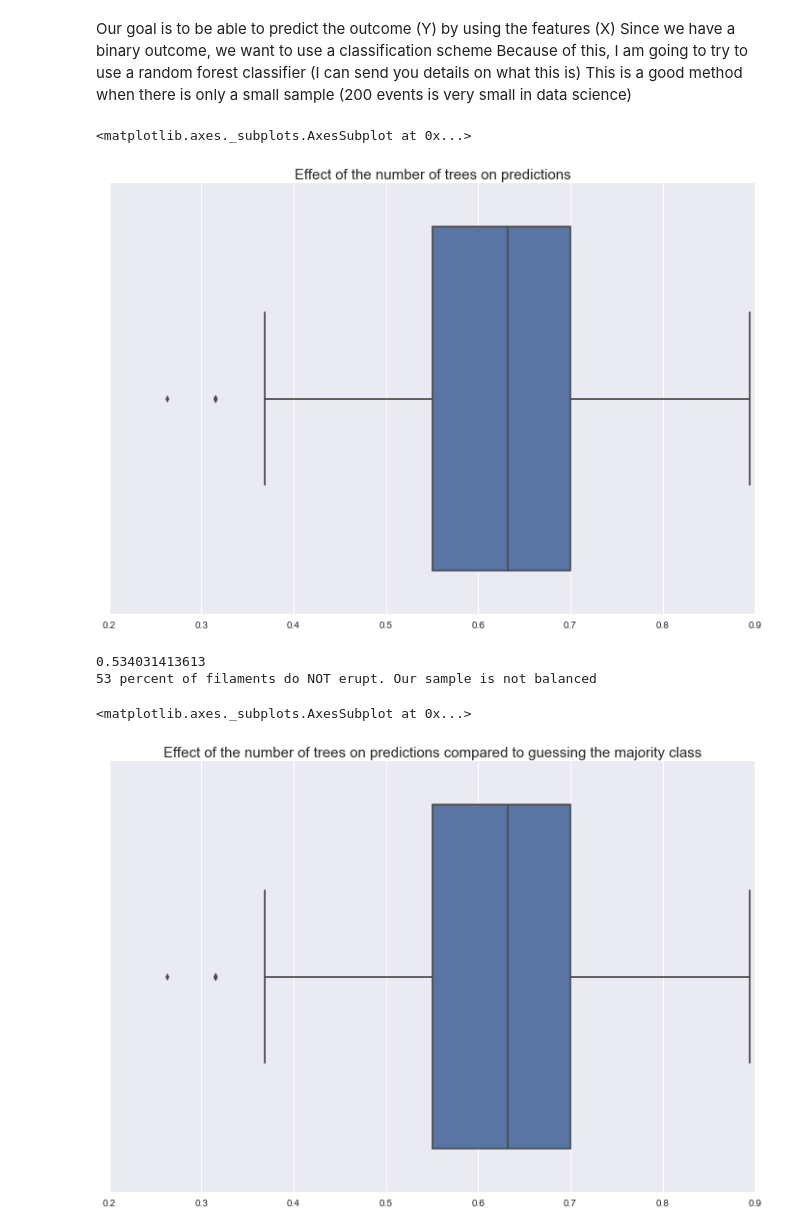
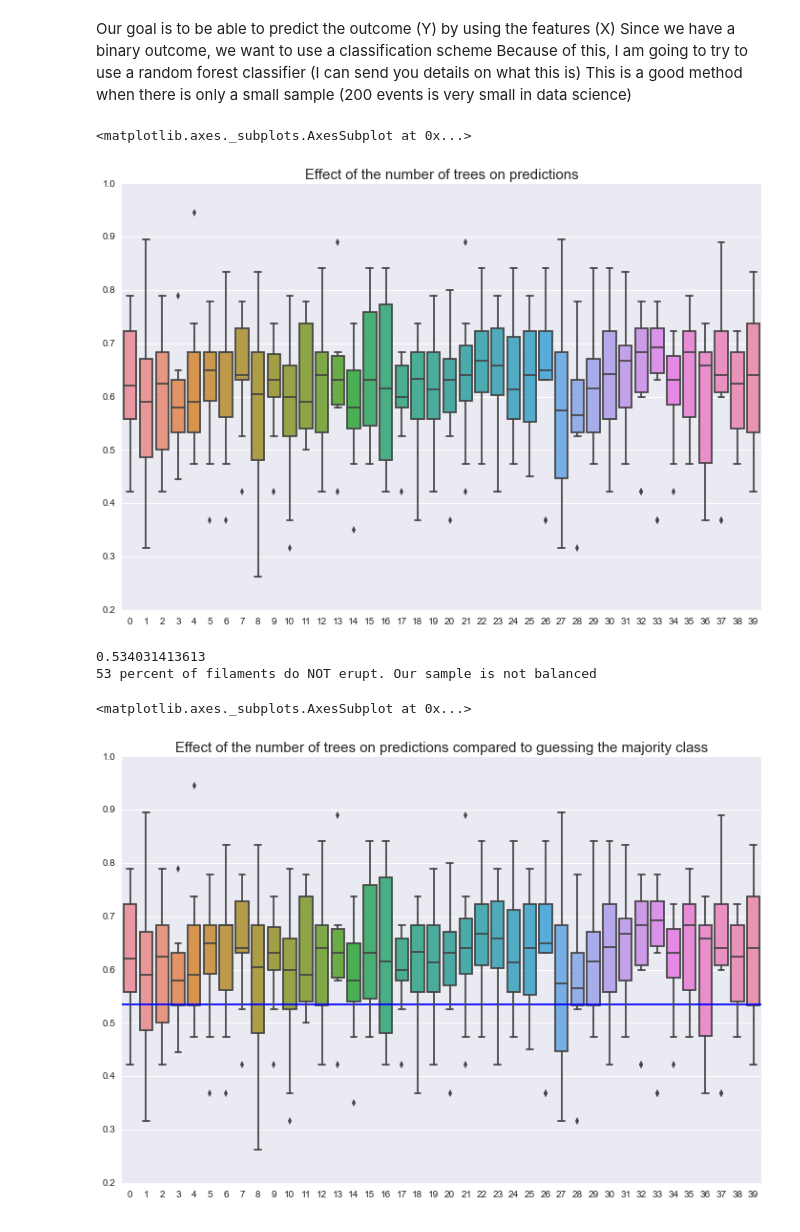
Before and after one commit to Nschanche/Filament_tracking, a Jupyter notebook: Filament_statistics.ipynb, the cells around one changed output. Drawn from its saved outputs; the diff is of its cells as text; code cells hidden in the pictures.

```diff
--- a/Filament_statistics.ipynb
+++ b/Filament_statistics.ipynb
@@ -132,13 +143,16 @@ for i in n_trees:
     scores.append(val_score)
 # %%
 #How good at prediction is my tree? (I ran 40 different test, so each bar is one test).
+from matplotlib import pyplot as plt
+
 plt.figure(figsize=(12,8))
 plt.title('Effect of the number of trees on predictions', fontsize=15)
-sns.boxplot(scores)
+sns.boxplot(data=scores)
+
 #Note: This is before correcting for the unbalanced sample size.
 # %% [output]
 <matplotlib.axes._subplots.AxesSubplot at 0x...>
-[figure, old version]
+[figure, new version]
 # %%
 ## your code here
 non_erupt = 0.
@@ -154,11 +168,11 @@ print '%d percent of filaments do NOT erupt. Our sample is not balanced' % (avg*
 # %%
 plt.figure(figsize=(12,8))
 plt.axhline(y=avg)
 plt.title('Effect of the number of trees on predictions compared to guessing the majority class', fontsize=15)
-sns.boxplot(scores)
+sns.boxplot(data=scores)
 # %% [output]
 <matplotlib.axes._subplots.AxesSubplot at 0x...>
-[figure, old version]
+[figure, new version]
 # %%
 scores_2 = []
 for i in n_trees:
```
Also changed, not shown: parts of 21 cells of this notebook.
